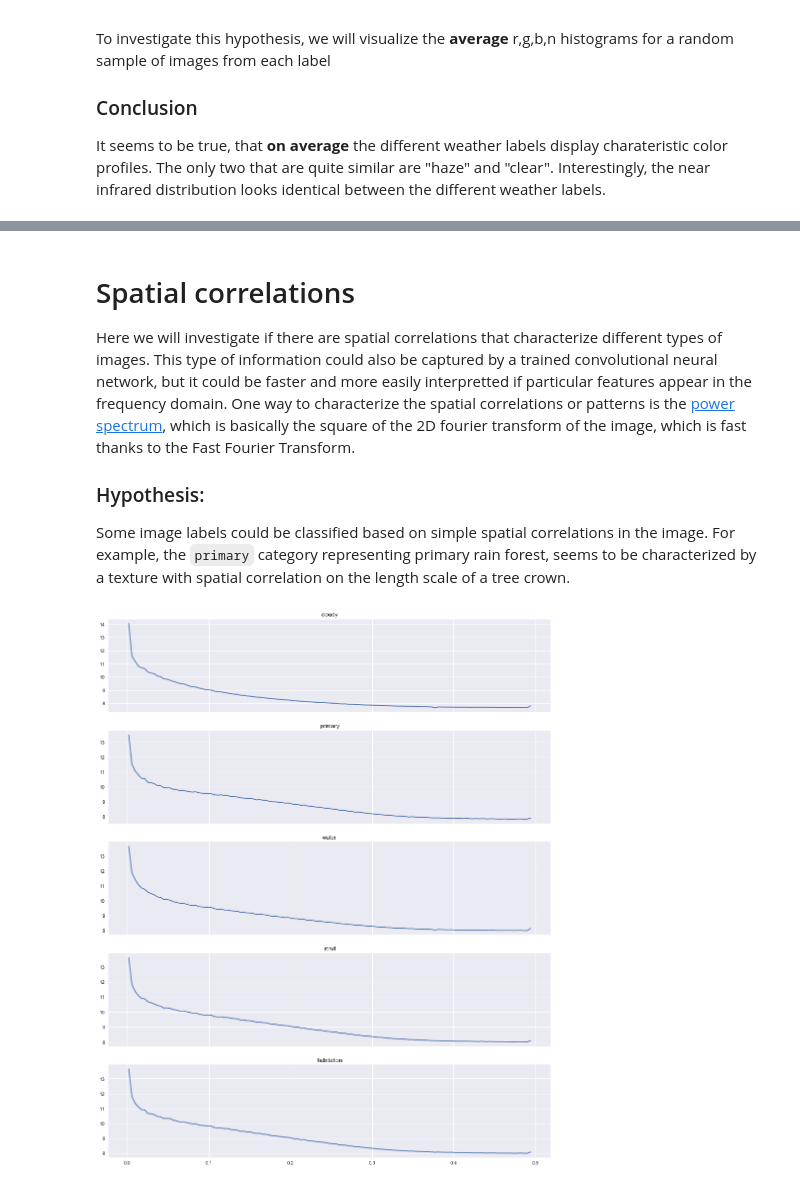
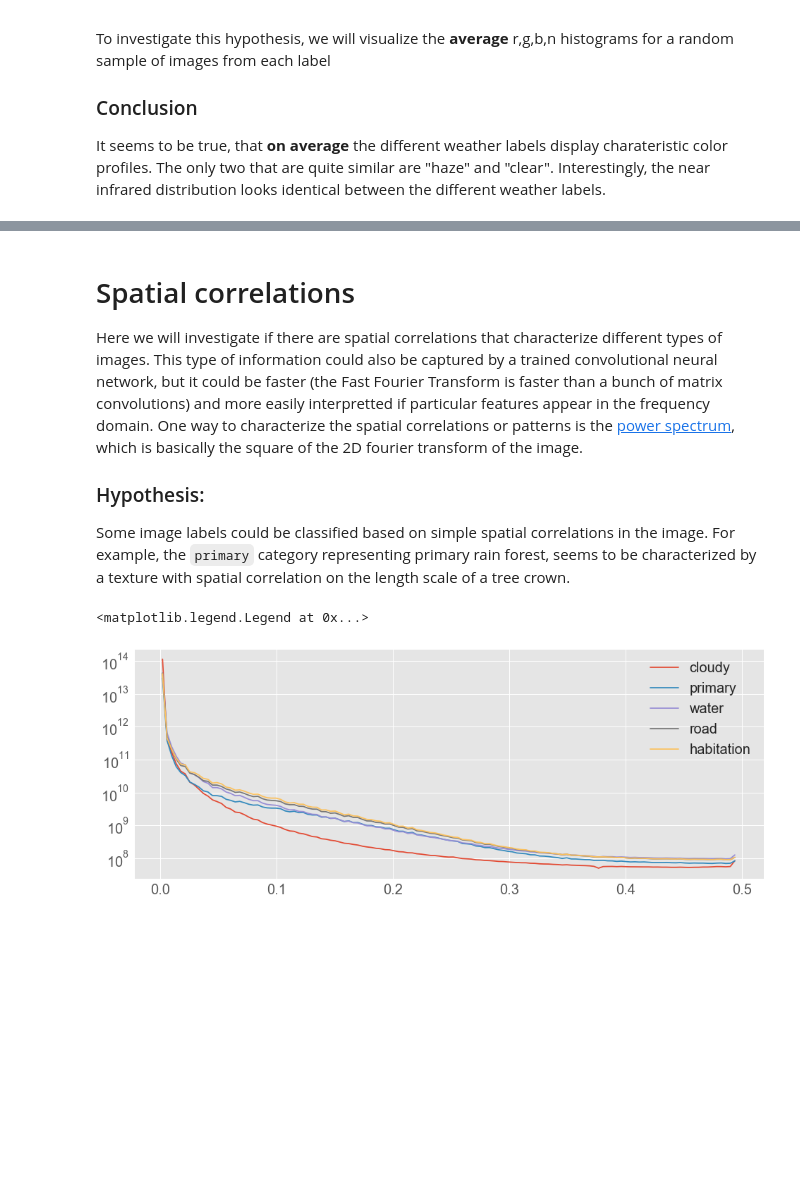
Before and after one commit to mikeskaug/amazon-classifier, a Jupyter notebook: exploration.ipynb, the cells around one changed output, grey strips where cells are left out. Cells and saved outputs as stored; diff of their text form; code cells hidden in the pictures; blank space fills up the shorter version.

```diff
--- a/exploration.ipynb
+++ b/exploration.ipynb
@@ -14,8 +14,13 @@ import numpy as np
 import pandas as pd
 import seaborn as sns
 import rasterio
+import matplotlib as mpl
 import matplotlib.pyplot as plt
 import matplotlib.image as mpimg
+plt.style.use('ggplot')
+mpl.rcParams['xtick.labelsize'] = 20
+mpl.rcParams['ytick.labelsize'] = 20
+mpl.rcParams['legend.fontsize'] = 20
 %matplotlib inline
 # %% [markdown]
 ## Setup
@@ -195,7 +200,7 @@ To get more detail, we can inspect a histogram of pixel values in each r, g, b,
 fig = plt.figure()
 fig.set_size_inches(10, 4)
 image_path = sample_images(['primary', 'water', 'road'], n=1)['image_name'].iloc[0]
-rgbn_image = load_image(image_path + '.tif')
+rgbn_image = load_tiff(image_path + '.tif')
 r, g, b, nir = rgbn_image[:, :, 0], rgbn_image[:, :, 1], rgbn_image[:, :, 2], rgbn_image[:, :, 3]
 for channel, name, color in ((r,'r', 'red'),(g,'g', 'green'),(b,'b', 'blue'), (nir, 'nir', 'magenta')):
     plt.hist(channel.ravel(), bins=100,
@@ -246,7 +251,7 @@ for i, label in enumerate(labels):
 # %% [markdown]
 # Spatial correlations
 
-Here we will investigate if there are spatial correlations that characterize different types of images. This type of information could also be captured by a trained convolutional neural network, but it could be faster and more easily interpretted if particular features appear in the frequency domain. One way to characterize the spatial correlations or patterns is the [power spectrum](https://en.wikipedia.org/wiki/Spectral_density), which is basically the square of the 2D fourier transform of the image, which is fast thanks to the Fast Fourier Transform.
+Here we will investigate if there are spatial correlations that characterize different types of images. This type of information could also be captured by a trained convolutional neural network, but it could be faster (the Fast Fourier Transform is faster than a bunch of matrix convolutions) and more easily interpretted if particular features appear in the frequency domain. One way to characterize the spatial correlations or patterns is the [power spectrum](https://en.wikipedia.org/wiki/Spectral_density), which is basically the square of the 2D fourier transform of the image.
 
 ### Hypothesis:
 
@@ -270,25 +275,28 @@ def radially_averaged_power_spectrum(image):
     return (raps, bins)
 # %%
 labels = ['cloudy', 'primary', 'water', 'road', 'habitation']
-sample_size = 100
+sample_size = 500
 
-fig, axes = plt.subplots(len(labels), 1, sharex=True)
-fig.set_size_inches(16, 4 * len(labels))
+fig = plt.figure()
+fig.set_size_inches(16, 6)
 
 for i, label in enumerate(labels):
     # load spectrums into a dictionary because we don't know what their shape is going to be
     power_spectrums = {}
     image_paths = sample_jpgs([label], n=sample_size)
     for index, path in enumerate(image_paths):
         image = cv2.imread(path, cv2.IMREAD_GRAYSCALE)
         power_spectrums[index], bins = radially_averaged_power_spectrum(image)
 
     # now put all the spectrums into a numpy array
     ps_array = np.asarray([ps for key, ps in power_spectrums.items()])
     average_power_spectrum = ps_array.mean(axis=0)
 
     bin_centers = (bins[:-1] + bins[1:]) / 2
-    axes[i].plot(bin_centers, np.log10(average_power_spectrum))
-    axes[i].set_title(label)
+    plt.plot(bin_centers, average_power_spectrum, label=label)
+
+plt.yscale('log')
+plt.legend()
 # %% [output]
+<matplotlib.legend.Legend at 0x...>
-[figure, old version]
+[figure, new version]
```
Also changed, not shown: parts of 10 cells of this notebook.
